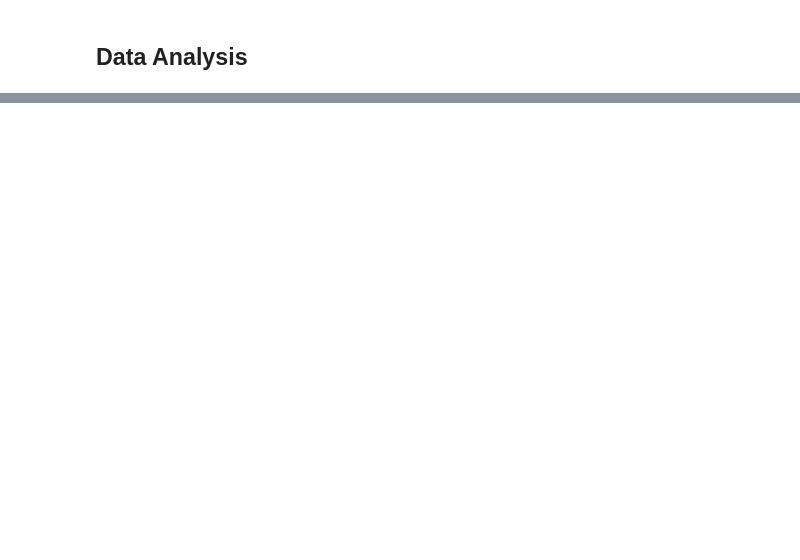
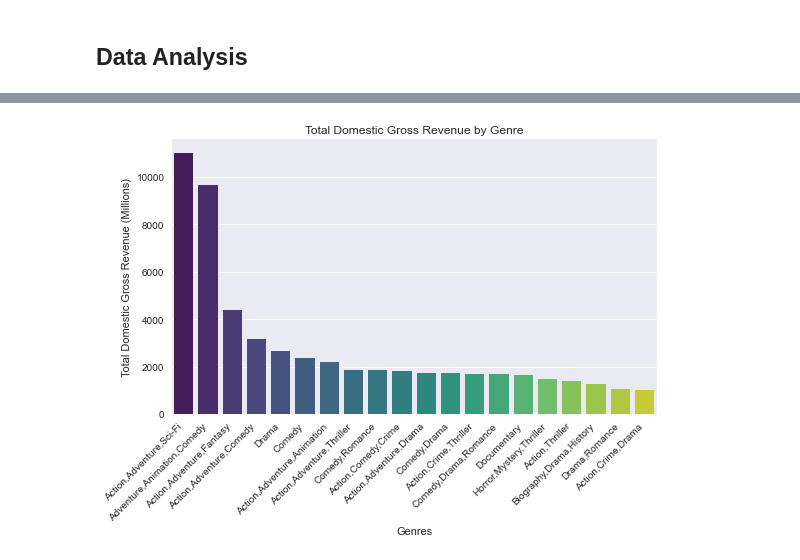
Before and after one commit to ayamjrio/Microsoft-Movie-Analysis, a Jupyter notebook: dsc-phase1-project-template.ipynb, the cells around one changed output, grey strips where cells are left out. Drawn from its saved outputs; the diff is of its cells as text; code cells hidden in the pictures; blank space fills up the shorter version.

```diff
--- a/dsc-phase1-project-template.ipynb
+++ b/dsc-phase1-project-template.ipynb
@@ -328,0 +346,4 @@ plt.show()
+# %%
+#Compare the total_domestic gross across each genre
+total_domestic_gross = bom_imdb.groupby('genres')['domestic_gross_in_million_$'].sum().sort_values(ascending=False).head(20)
+total_domestic_gross
@@ -328,0 +368,11 @@ plt.show()
+# %%
+plt.figure(figsize=(10, 6))
+sns.barplot(x=total_domestic_gross.index, y=total_domestic_gross.values,palette='viridis')
+plt.xlabel('Genres')
+plt.ylabel('Total Domestic Gross Revenue (Millions)')
+plt.title('Total Domestic Gross Revenue by Genre')
+plt.xticks(rotation=45, ha='right')
+plt.tight_layout()
+plt.show()
+# %% [output]
+[figure, added]
```
Also changed, not shown: parts of 13 cells of this notebook.
